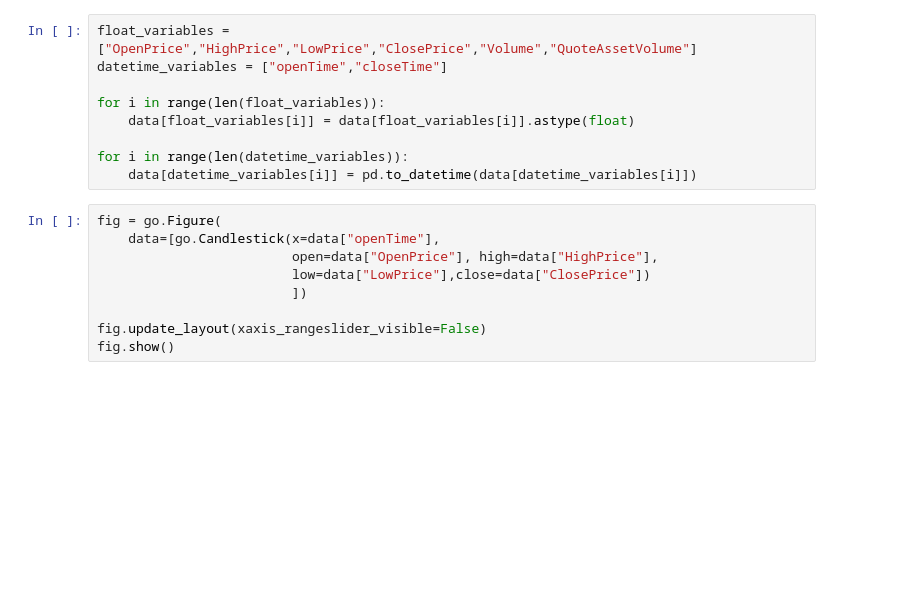
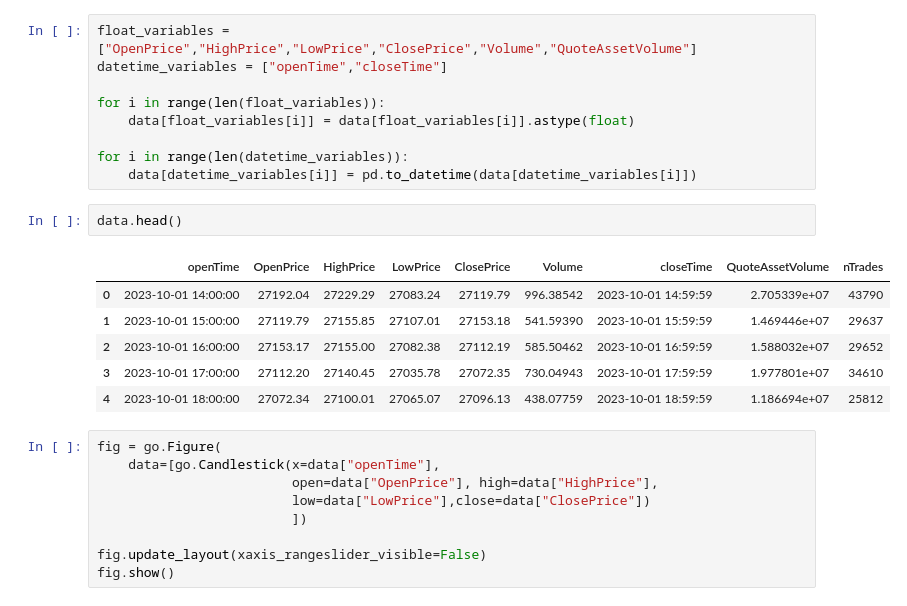
Before and after one commit to rubgarcia97/Trade-Algorithm, a Jupyter notebook: src/notebooks/pruebas.ipynb, the cells around one changed output. Cells and saved outputs as stored; diff of their text form; blank space fills up the shorter version.

Commit message:
strategy_1 real time

```diff
--- a/src/notebooks/pruebas.ipynb
+++ b/src/notebooks/pruebas.ipynb
@@ -17,6 +18,15 @@ for i in range(len(float_variables)):
 
 for i in range(len(datetime_variables)):
     data[datetime_variables[i]] = pd.to_datetime(data[datetime_variables[i]])
+# %%
+data.head()
+# %% [output]
+|  | openTime | OpenPrice | HighPrice | LowPrice | ClosePrice | Volume | closeTime | QuoteAssetVolume | nTrades |
+| 0 | 2023-10-01 14:00:00 | 27192.04 | 27229.29 | 27083.24 | 27119.79 | 996.38542 | 2023-10-01 14:59:59 | 2.705339e+07 | 43790 |
+| 1 | 2023-10-01 15:00:00 | 27119.79 | 27155.85 | 27107.01 | 27153.18 | 541.59390 | 2023-10-01 15:59:59 | 1.469446e+07 | 29637 |
+| 2 | 2023-10-01 16:00:00 | 27153.17 | 27155.00 | 27082.38 | 27112.19 | 585.50462 | 2023-10-01 16:59:59 | 1.588032e+07 | 29652 |
+| 3 | 2023-10-01 17:00:00 | 27112.20 | 27140.45 | 27035.78 | 27072.35 | 730.04943 | 2023-10-01 17:59:59 | 1.977801e+07 | 34610 |
+| 4 | 2023-10-01 18:00:00 | 27072.34 | 27100.01 | 27065.07 | 27096.13 | 438.07759 | 2023-10-01 18:59:59 | 1.186694e+07 | 25812 |
 # %%
 fig = go.Figure(
     data=[go.Candlestick(x=data["openTime"],
```
Also changed, not shown: parts of 7 cells of this notebook, 3 other files.
